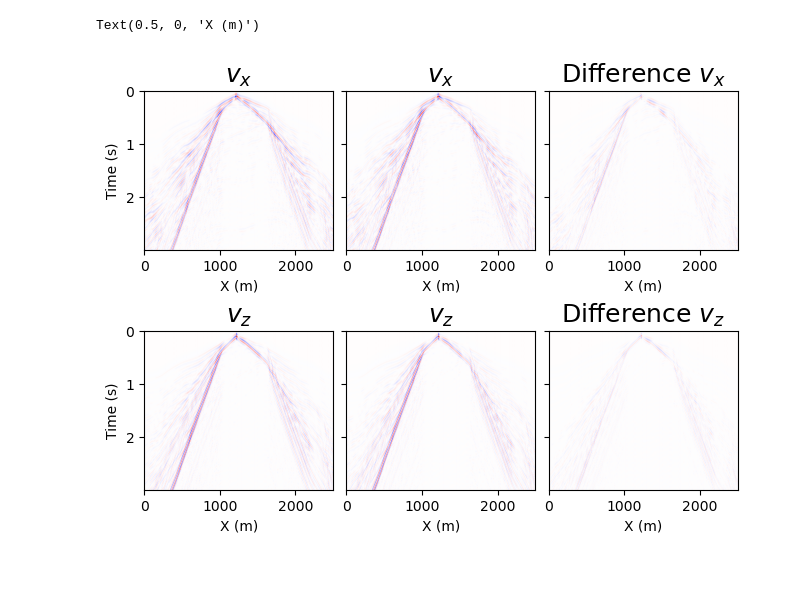
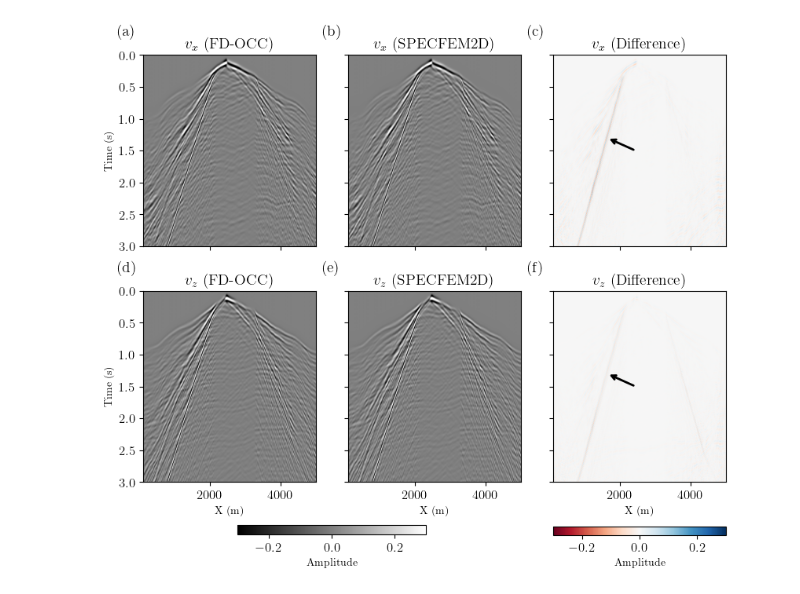
Before and after one commit to Ivanjav/devitocurvilinear, a Jupyter notebook: benchmark/comparison_seam.ipynb, the cells around one changed output. Saved outputs shown, nothing was run; the diff lists cells and outputs as text; code cells hidden in the pictures.

```diff
--- a/benchmark/comparison_seam.ipynb
+++ b/benchmark/comparison_seam.ipynb
@@ -11,3 +19,10 @@ with np.load('../devito_examples/seam/data_devito_seam.npz') as data:
     vx_devito = data['vx']
     vz_devito = data['vz']
     dt_devito = data['dt']
+# %%
+# normalized trace by trace
+# vx_specfem = -vx_specfem / np.max(np.abs(vx_specfem), axis=0)
+# vz_specfem = vz_specfem / np.max(np.abs(vz_specfem), axis=0)
+vx_specfem *= -1/np.max(np.abs(vx_specfem))
+vz_specfem *=  1/np.max(np.abs(vz_specfem))
+vx_specfem.shape
@@ -25,48 +85,62 @@ vz_devito_interp = interp_vz(time_specfem)
-# %%
-#Shift devito data in time and scaling amplitude to better match specfem data
-time_shift = 0.017  # seconds
-amplitude_scale = 900
-
-vx_devito_interp = np.roll(vx_devito_interp, int(time_shift / dt_specfem), axis=0) * amplitude_scale * -1
-vz_devito_interp = np.roll(vz_devito_interp, int(time_shift / dt_specfem), axis=0) * amplitude_scale
 # %%
-pcx=np.max(np.abs(vx_specfem))
-pcz=np.max(np.abs(vz_specfem))
+# Shot gather error of normalized traces
+vx_shot_error = vx_devito_interp - vx_specfem
+vz_shot_error = vz_devito_interp - vz_specfem
+# pcx=np.max(np.abs(vx_specfem))
+# pcz=np.max(np.abs(vz_specfem))
+pcx = 0.3
+pcz = 0.3
+pcxdif = pcx
+pczdif = pcz
+#pcxdif = pcx
+#pczdif = pcz
 xmin=120
 xmax=5000
 from devitocurvilinear import odt_seismics
 cmap = 'gray'
-cmap = 'seismic'
+cmapdif = 'RdBu'
 extent = [xmin, xmax, time_specfem[-1], time_specfem[0]]
-fig1, ax = plt.subplots(2, 3, layout='constrained', sharey=True)
+fig1, ax = plt.subplots(2, 3, layout='constrained', sharey=True, sharex=True, figsize=(8,7))
 # VX
-ax[0,0].set_title('$v_x$', fontsize=18)
-ax[0,0].imshow(vx_devito_interp, cmap=cmap, vmin=-pcx, vmax=pcx, origin='upper', aspect='auto',
+ax[0,0].set_title('$v_x$ (FD-OCC)', fontsize=14)
+imx1=ax[0,0].imshow(vx_devito_interp, cmap=cmap, vmin=-pcx, vmax=pcx, origin='upper', aspect='auto',
            extent=extent)
 ax[0,0].set_ylabel('Time (s)')
-ax[0,0].set_xlabel('X (m)')
-ax[0,1].set_title('$v_x$', fontsize=18)
-ax[0,1].imshow(-vx_specfem, cmap=cmap, vmin=-pcx, vmax=pcx, origin='upper', aspect='auto',
+ax[0,1].set_title('$v_x$ (SPECFEM2D)', fontsize=14)
+imx2=ax[0,1].imshow(vx_specfem, cmap=cmap, vmin=-pcx, vmax=pcx, origin='upper', aspect='auto',
            extent=extent)
-ax[0,1].set_xlabel('X (m)')
-ax[0,2].set_title('Difference $v_x$', fontsize=18)
-im = ax[0,2].imshow(vx_devito_interp - vx_specfem, cmap=cmap, vmin=-pcx, vmax=pcx, origin='upper', aspect='auto',
+ax[0,2].set_title('$v_x$ (Difference)', fontsize=14)
+imx3 = ax[0,2].imshow(vx_devito_interp - vx_specfem, cmap=cmapdif, vmin=-pcxdif, vmax=pcxdif, origin='upper', aspect='auto',
            extent=extent)
-ax[0,2].set_xlabel('X (m)')
 # VZ
-ax[1,0].set_title('$v_z$', fontsize=18)
-ax[1,0].imshow(vz_devito_interp, cmap=cmap, vmin=-pcz, vmax=pcz, origin='upper', aspect='auto',
+ax[1,0].set_title('$v_z$ (FD-OCC)', fontsize=14)
+imv1=ax[1,0].imshow(vz_devito_interp, cmap=cmap, vmin=-pcz, vmax=pcz, origin='upper', aspect='auto',
            extent=extent)
 ax[1,0].set_ylabel('Time (s)')
 ax[1,0].set_xlabel('X (m)')
-ax[1,1].set_title('$v_z$', fontsize=18)
-ax[1,1].imshow(vz_specfem, cmap=cmap, vmin=-pcz, vmax=pcz, origin='upper', aspect='auto',
+ax[1,1].set_title('$v_z$ (SPECFEM2D)', fontsize=14)
+imv2=ax[1,1].imshow(vz_specfem, cmap=cmap, vmin=-pcz, vmax=pcz, origin='upper', aspect='auto',
            extent=extent)
 ax[1,1].set_xlabel('X (m)')
-ax[1,2].set_title('Difference $v_z$', fontsize=18)
-im = ax[1,2].imshow(vz_devito_interp - vz_specfem, cmap=cmap, vmin=-pcz, vmax=pcz, origin='upper', aspect='auto',
+fig1.colorbar(imv2, ax=ax[1,:2], orientation='horizontal', pad=0.04, shrink=0.5, label='Amplitude')
+ax[1,2].set_title('$v_z$ (Difference)', fontsize=14)
+imv3 = ax[1,2].imshow(vz_devito_interp - vz_specfem, cmap=cmapdif, vmin=-pczdif, vmax=pczdif, origin='upper', aspect='auto',
            extent=extent)
+fig1.colorbar(imv3, ax=ax[:,2], orientation='horizontal', pad=0.02, label='Amplitude')
 ax[1,2].set_xlabel('X (m)')
+
+ax[0,2].annotate("", xy=(1650, 1.3), xytext=(1650+800, 1.5),arrowprops=dict(arrowstyle="->", color='black',lw=2))
+ax[1,2].annotate("", xy=(1650, 1.3), xytext=(1650+800, 1.5),arrowprops=dict(arrowstyle="->", color='black',lw=2))
+
+ax[0,0].text(-0.15, 1.1, '(a)', fontsize=14, transform=ax[0,0].transAxes)
+ax[0,1].text(-0.15, 1.1, '(b)', fontsize=14, transform=ax[0,1].transAxes)
+ax[0,2].text(-0.15, 1.1, '(c)', fontsize=14, transform=ax[0,2].transAxes)
+ax[1,0].text(-0.15, 1.1, '(d)', fontsize=14, transform=ax[1,0].transAxes)
+ax[1,1].text(-0.15, 1.1, '(e)', fontsize=14, transform=ax[1,1].transAxes)
+ax[1,2].text(-0.15, 1.1, '(f)', fontsize=14, transform=ax[1,2].transAxes)
+
+if savefig:
+    fig1.savefig('seam_shotgather_comparison.pdf', bbox_inches='tight', transparent=True)
+    fig1.savefig('seam_shotgather_comparison.png', bbox_inches='tight', transparent=True)
 # %% [output]
-Text(0.5, 0, 'X (m)')
-[figure, old version]
+[figure, new version]
```
Also changed, not shown: parts of 11 cells of this notebook, 2 other files.
